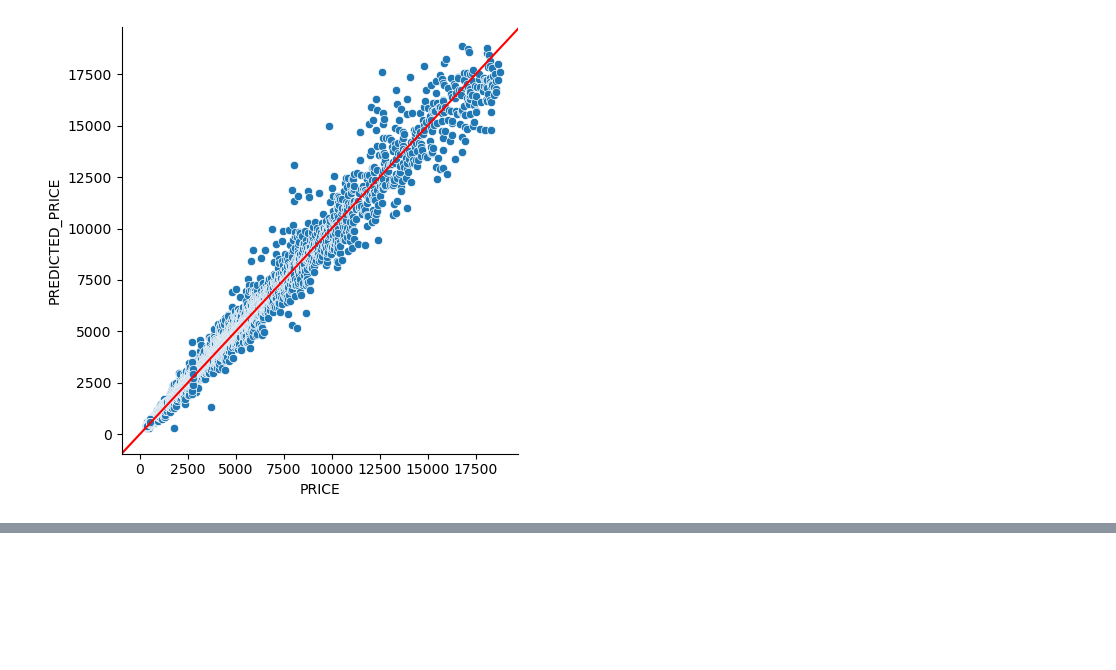
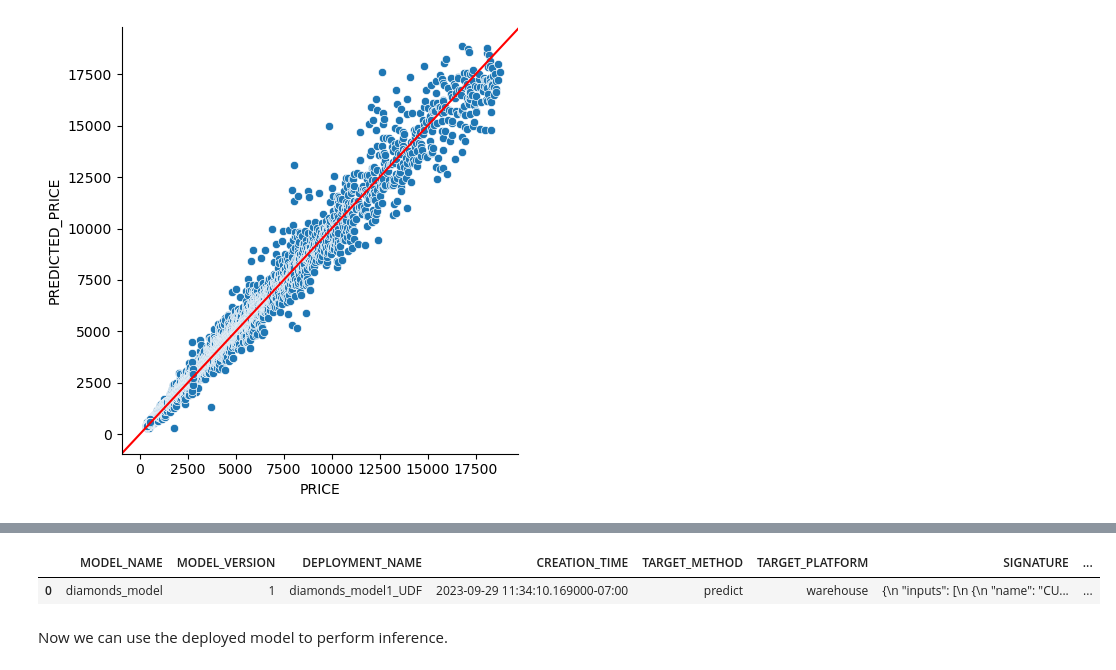
Before and after one commit to Snowflake-Labs/sfguide-intro-to-machine-learning-with-snowflake-ml-for-python, a Jupyter notebook: 3_snowpark_ml_model_training_deployment.ipynb, the cells around one changed output, grey strips where cells are left out. Saved outputs shown, nothing was run; the diff lists cells and outputs as text; code cells hidden in the pictures; blank space fills up the shorter version.

```diff
--- a/3_snowpark_ml_model_training_deployment.ipynb
+++ b/3_snowpark_ml_model_training_deployment.ipynb
@@ -380,0 +376,4 @@ test_df_w_preds.write.mode('overwrite').save_as_table('diamonds_w_predictions')
+# %%
+# Let's confirm it was added
+registry.list_deployments(model_name, model_version).to_pandas()
+# %% [output]
@@ -380,0 +381,4 @@ test_df_w_preds.write.mode('overwrite').save_as_table('diamonds_w_predictions')
+|  | MODEL_NAME | MODEL_VERSION | DEPLOYMENT_NAME | CREATION_TIME | TARGET_METHOD | TARGET_PLATFORM | SIGNATURE | ... |
+| 0 | diamonds_model | 1 | diamonds_model1_UDF | 2023-09-29 11:34:10.169000-07:00 | predict | warehouse | {\n "inputs": [\n {\n "name": "CU... | ... |
+# %% [markdown]
+Now we can use the deployed model to perform inference.
```
Also changed, not shown: parts of 24 cells of this notebook, 2 other files.
